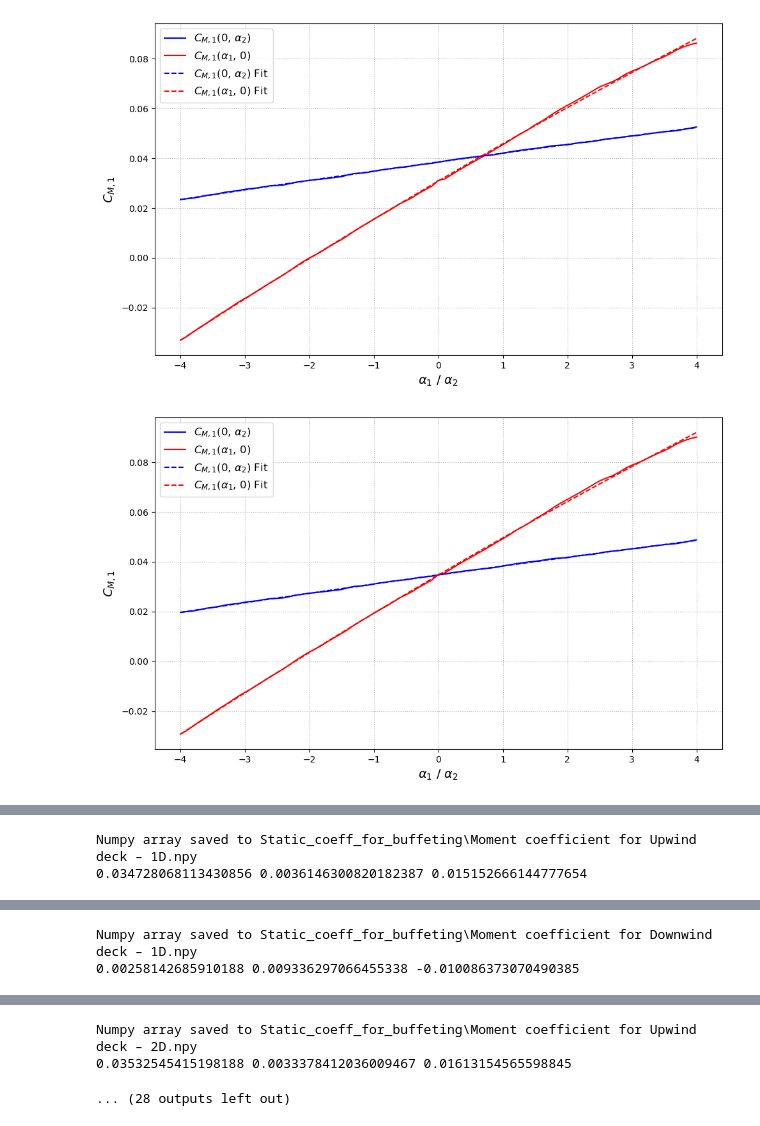
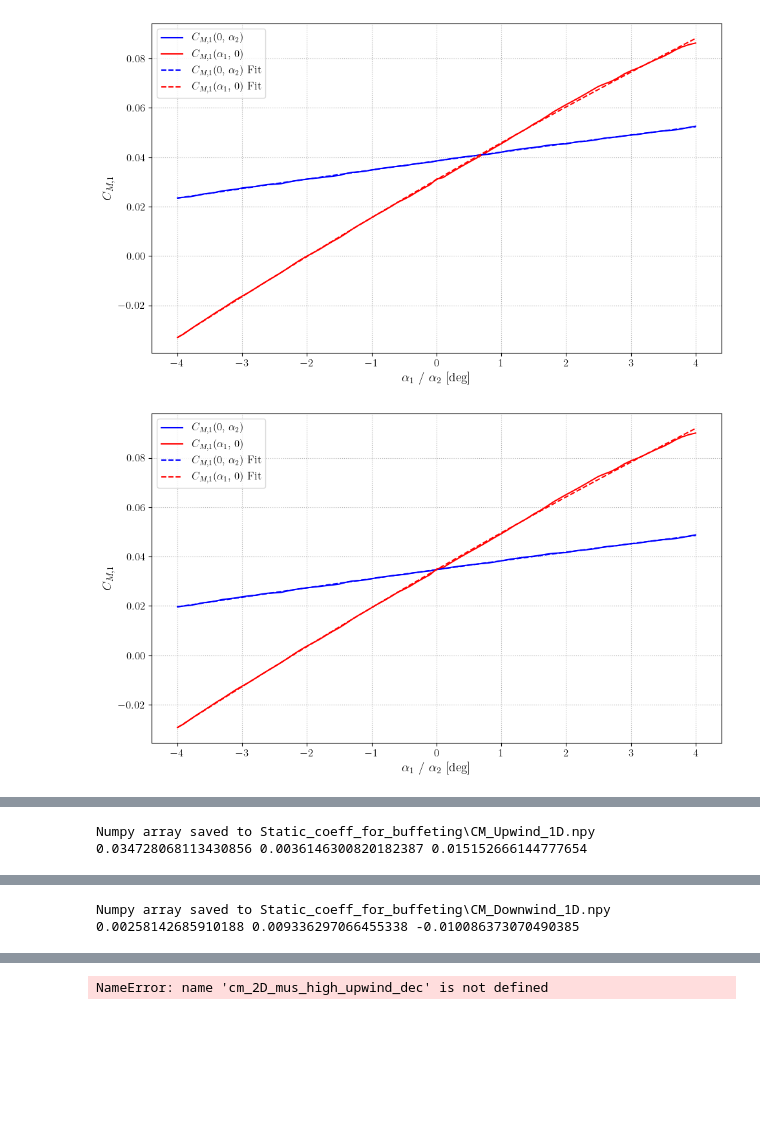
Before and after one commit to lineHRosland/FV_windtunnel_buffeting_flutter, a Jupyter notebook: HAR_INT/Buffeting/CM_funtions.ipynb, the cells around one changed output, grey strips where cells are left out. Saved outputs shown, nothing was run; the diff lists cells and outputs as text; code cells hidden in the pictures; blank space fills up the shorter version.

```diff
--- a/HAR_INT/Buffeting/CM_funtions.ipynb
+++ b/HAR_INT/Buffeting/CM_funtions.ipynb
@@ -6,6 +6,18 @@ import w3t as w3t
 import os
 import matplotlib.pyplot as plt
 from numpy.polynomial.polynomial import Polynomial
+
+plt.rcParams.update({
+    "text.usetex": True,
+    "font.family": "serif",
+    "font.serif": ["Computer Modern"],
+    "mathtext.fontset": "cm",
+    "font.size": 14,             # Base font size
+    "axes.titlesize": 16,        # Title font size
+    "axes.labelsize": 14,        # Axis label size
+    "xtick.labelsize": 12,       # X tick label size
+    "ytick.labelsize": 12,       # Y tick label size
+})
 # %%
 # Define the path where arrays are stored
 file_path = r"C:\Users\alasm\OneDrive - NTNU\Dokumenter\NTNU\5. klasse\Masteroppgave_lokal\Python code ny\Arrays_Static_coeff"
@@ -238,7 +250,7 @@ def poly_fit(x_MDS, x_MUS, y_MDS, y_MUS, plot_1=True, plot_2=True, plot_3=True,
     Y_MUS_fit_average = Y_MUS_fit - p_MUS(0) + average
 
     cm_label = r'$C_{M,1}$' if upwind else r'$C_{M,2}$'
-    x_label = r'$\alpha_1$ / $\alpha_2$'
+    x_label = r'$\alpha_1$ / $\alpha_2$ [deg]'
     label_MUS = f'{cm_label}($\\alpha_1$, 0)'
     label_MDS = f'{cm_label}(0, $\\alpha_2$)'
 
@@ -299,8 +311,8 @@ def poly_fit(x_MDS, x_MUS, y_MDS, y_MUS, plot_1=True, plot_2=True, plot_3=True,
         fig3 = plt.figure(figsize=(10, 6))
         ax = fig3.add_subplot(111, projection='3d')
         ax.plot_surface(A1, A2, Z, cmap='coolwarm', alpha=0.95)
-        ax.set_xlabel(r'$\alpha_1$', fontsize=12)
-        ax.set_ylabel(r'$\alpha_2$', fontsize=12)
+        ax.set_xlabel(r'$\alpha_1$ [deg]', fontsize=12)
+        ax.set_ylabel(r'$\alpha_2$ [deg]', fontsize=12)
         ax.set_zlabel(cm_label, fontsize=12)
         ax.zaxis.set_label_coords(-0.05, 0.5)
         line1 = name if name else ''
@@ -343,52 +355,52 @@ def CM(x_MDS, MDS_unfiltered, x_MUS, MUS_unfiltered, MDS_filtered = 0, MUS_filte
 CM(cm_alpha_1D_mds_high, cm_1D_mds_high_upwind_deck,
    cm_alpha_1D_mus_high, cm_1D_mus_high_upwind_deck,
    MDS_filtered=cm_1D_mds_high_upwind_deck_filtered, MUS_filtered=cm_1D_mus_high_upwind_deck_filtered,
-   name='Moment coefficient for Upwind deck – 1D', upwind=True)
+   name='CM_Upwind_1D', upwind=True)
 
 CM(cm_alpha_1D_mds_high, cm_1D_mds_high_downwind_deck,
    cm_alpha_1D_mus_high, cm_1D_mus_high_downwind_deck,
    MDS_filtered=cm_1D_mds_high_downwind_deck_filtered, MUS_filtered=cm_1D_mus_high_downwind_deck_filtered,
-   name='Moment coefficient for Downwind deck – 1D', upwind=False)
+   name='CM_Downwind_1D', upwind=False)
 
 CM(cm_alpha_2D_mds_high, cm_2D_mds_high_upwind_deck,
    cm_alpha_2D_mus_high, cm_2D_mus_high_upwind_deck,
-   MDS_filtered=0, MUS_filtered=cm_2D_mus_high_upwind_deck_filtered,
-   name='Moment coefficient for Upwind deck – 2D', upwind=True)
+   MDS_filtered=0, MUS_filtered=cm_2D_mus_high_upwind_dec,
+   name='CM_Upwind_2D', upwind=True)
 
 CM(cm_alpha_2D_mds_high, cm_2D_mds_high_downwind_deck,
    cm_alpha_2D_mus_high, cm_2D_mus_high_downwind_deck,
    MDS_filtered=0, MUS_filtered=cm_2D_mus_high_downwind_deck_filtered,
-   name='Moment coefficient for Downwind deck – 2D', upwind=False)
+   name='CM_Downwind_2D', upwind=False)
 
 CM(cm_alpha_3D_mds_high, cm_3D_mds_high_upwind_deck,
    cm_alpha_3D_mus_high, cm_3D_mus_high_upwind_deck,
    MDS_filtered=0, MUS_filtered=cm_3D_mus_high_upwind_deck_filtered,
-   name='Moment coefficient for Upwind deck – 3D', upwind=True)
+   name='CM_Upwind_3D', upwind=True)
 
 CM(cm_alpha_3D_mds_high, cm_3D_mds_high_downwind_deck,
    cm_alpha_3D_mus_high, cm_3D_mus_high_downwind_deck,
    MDS_filtered=0, MUS_filtered=cm_3D_mus_high_downwind_deck_filtered,
-   name='Moment coefficient for Downwind deck – 3D', upwind=False)
+   name='CM_Downwind_3D', upwind=False)
 
 CM(cm_alpha_4D_mds_high, cm_4D_mds_high_upwind_deck,
    cm_alpha_4D_mus_high, cm_4D_mus_high_upwind_deck,
    MDS_filtered=0, MUS_filtered=cm_4D_mus_high_upwind_deck_filtered,
-   name='Moment coefficient for Upwind deck – 4D', upwind=True)
+   name='CM_Upwind_4D', upwind=True)
 
 CM(cm_alpha_4D_mds_high, cm_4D_mds_high_downwind_deck,
    cm_alpha_4D_mus_high, cm_4D_mus_high_downwind_deck,
    MDS_filtered=0, MUS_filtered=cm_4D_mus_high_downwind_deck_filtered,
-   name='Moment coefficient for Downwind deck – 4D', upwind=False)
+   name='CM_Downwind_4D', upwind=False)
 
 CM(cm_alpha_5D_mds_high, cm_5D_mds_high_upwind_deck,
    cm_alpha_5D_mus_high, cm_5D_mus_high_upwind_deck,
    MDS_filtered=0, MUS_filtered=cm_5D_mus_high_upwind_deck_filtered,
-   name='Moment coefficient for Upwind deck – 5D', upwind=True)
+   name='CM_Upwind_5D', upwind=True)
 
 CM(cm_alpha_5D_mds_high, cm_5D_mds_high_downwind_deck,
    cm_alpha_5D_mus_high, cm_5D_mus_high_downwind_deck,
    MDS_filtered=0, MUS_filtered=cm_5D_mus_high_downwind_deck_filtered,
-   name='Moment coefficient for Downwind deck – 5D', upwind=False)
+   name='CM_Downwind_5D', upwind=False)
 # %% [output]
-[figure, old version]
+[figure, new version]
-[figure, old version]
+[figure, new version]
@@ -396,2 +408,2 @@ CM(cm_alpha_5D_mds_high, cm_5D_mds_high_downwind_deck,
-Numpy array saved to Static_coeff_for_buffeting\Moment coefficient for Upwind deck – 1D.npy
+Numpy array saved to Static_coeff_for_buffeting\CM_Upwind_1D.npy
 0.034728068113430856 0.0036146300820182387 0.015152666144777654
@@ -401,2 +413,2 @@ Numpy array saved to Static_coeff_for_buffeting\Moment coefficient for Upwind de
-Numpy array saved to Static_coeff_for_buffeting\Moment coefficient for Downwind deck – 1D.npy
+Numpy array saved to Static_coeff_for_buffeting\CM_Downwind_1D.npy
 0.00258142685910188 0.009336297066455338 -0.010086373070490385
@@ -406,6 +415,4 @@ Numpy array saved to Static_coeff_for_buffeting\Moment coefficient for Downwind
-Numpy array saved to Static_coeff_for_buffeting\Moment coefficient for Upwind deck – 2D.npy
-0.03532545415198188 0.0033378412036009467 0.01613154565598845
+NameError: name 'cm_2D_mus_high_upwind_dec' is not defined
-... (28 outputs left out)
 # %%
 CM(cm_alpha_single_high, cm_single_high,  cm_alpha_single_high, cm_single_high, MDS_filtered = cm_single_high_filtered, MUS_filtered = cm_single_high_filtered, name = 'CM_Single')
 # %% [output]
```
Also changed, not shown: parts of 2 cells of this notebook, 30 other files.
